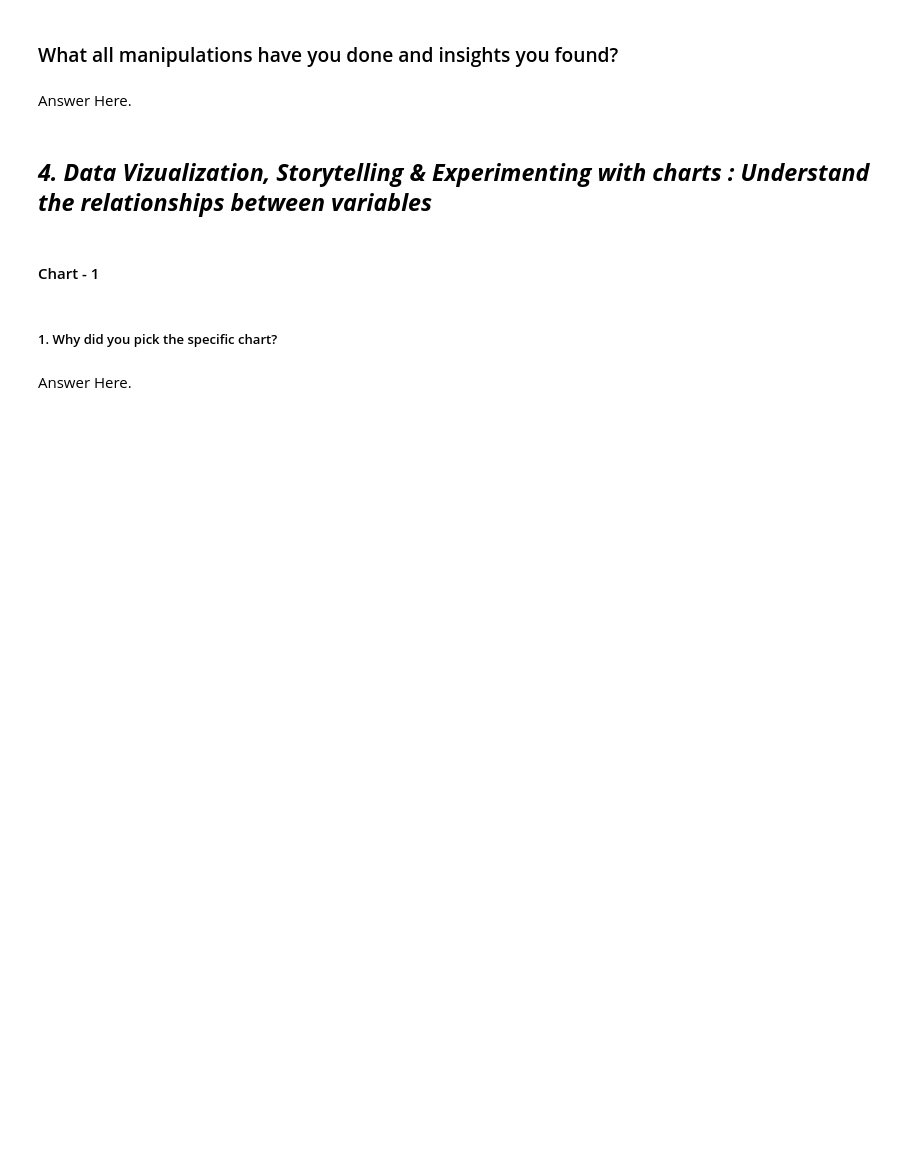
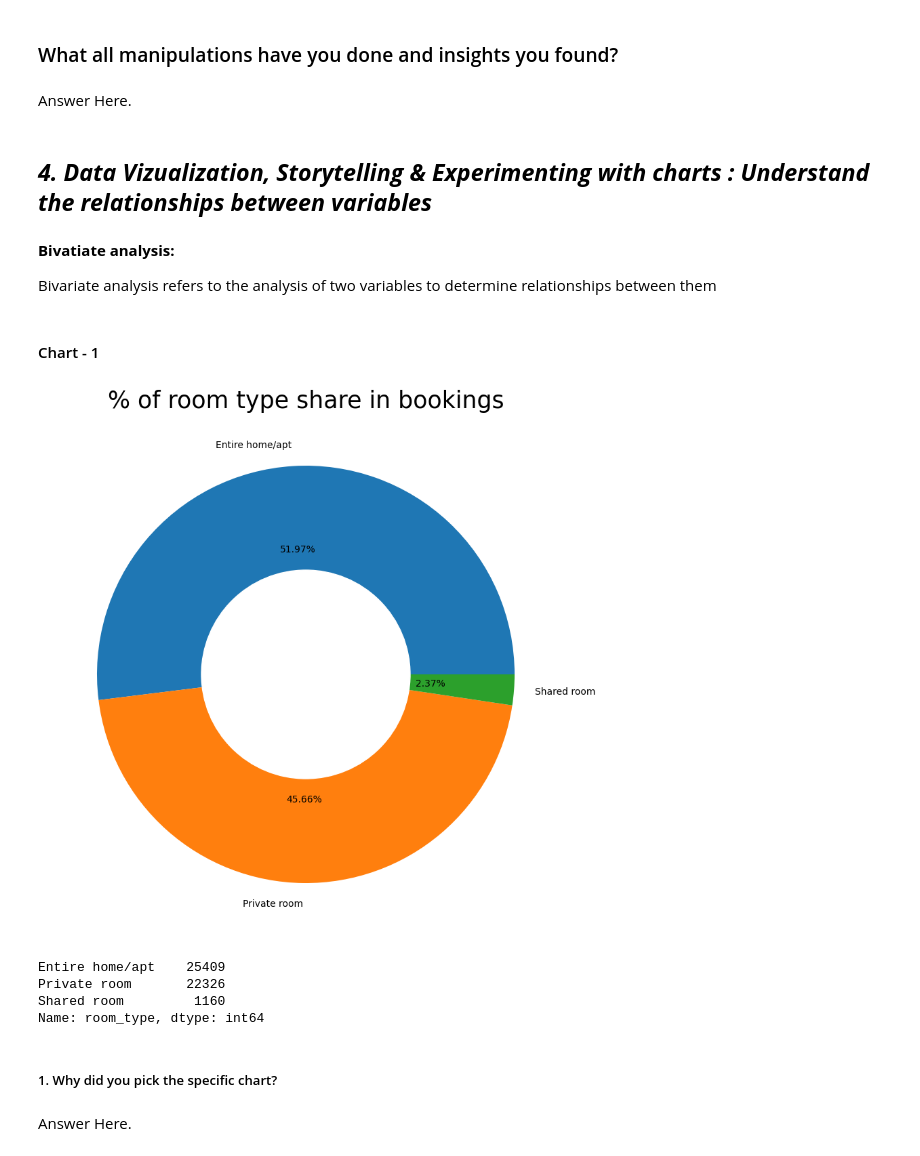
Before and after one commit to dipakpatil2001/D-SCIENCE, a Jupyter notebook: Air_Bnb_DP_.ipynb, the cells around one changed output. Drawn from its saved outputs; the diff is of its cells as text; code cells hidden in the pictures; blank space fills up the shorter version.

```diff
--- a/Air_Bnb_DP_.ipynb
+++ b/Air_Bnb_DP_.ipynb
@@ -459,5 +459,9 @@ we have replaced few charaters from data set so we can change their data type dr
 Answer Here.
 # %% [markdown]
 ## ***4. Data Vizualization, Storytelling & Experimenting with charts : Understand the relationships between variables***
+# %% [markdown]
+**Bivatiate analysis:**
+
+Bivariate analysis refers to the analysis of two variables to determine relationships between them
 # %% [markdown]
 #### Chart - 1
@@ -466,3 +468,22 @@ Answer Here.
+# %%
+# Chart - 1 visualization code
+# Chart - 1 visualization code
+plt.figure(figsize=(10,10))
+plt.pie(df1.room_type.value_counts(), labels=df1.room_type.value_counts().index, autopct='%1.2f%%')
+my_circle = plt.Circle( (0,0), 0.50, color='white')
+p=plt.gcf()
+p.gca().add_artist(my_circle)
+plt.title('% of room type share in bookings', fontsize = 25)
+plt.show()
+# %% [output]
+[figure, added]
+# %%
+df1['room_type'].value_counts()
+# %% [output]
+Entire home/apt    25409
+Private room       22326
+Shared room         1160
+Name: room_type, dtype: int64
 # %% [markdown]
 ##### 1. Why did you pick the specific chart?
 # %% [markdown]
```
Also changed, not shown: parts of 6 cells of this notebook.
